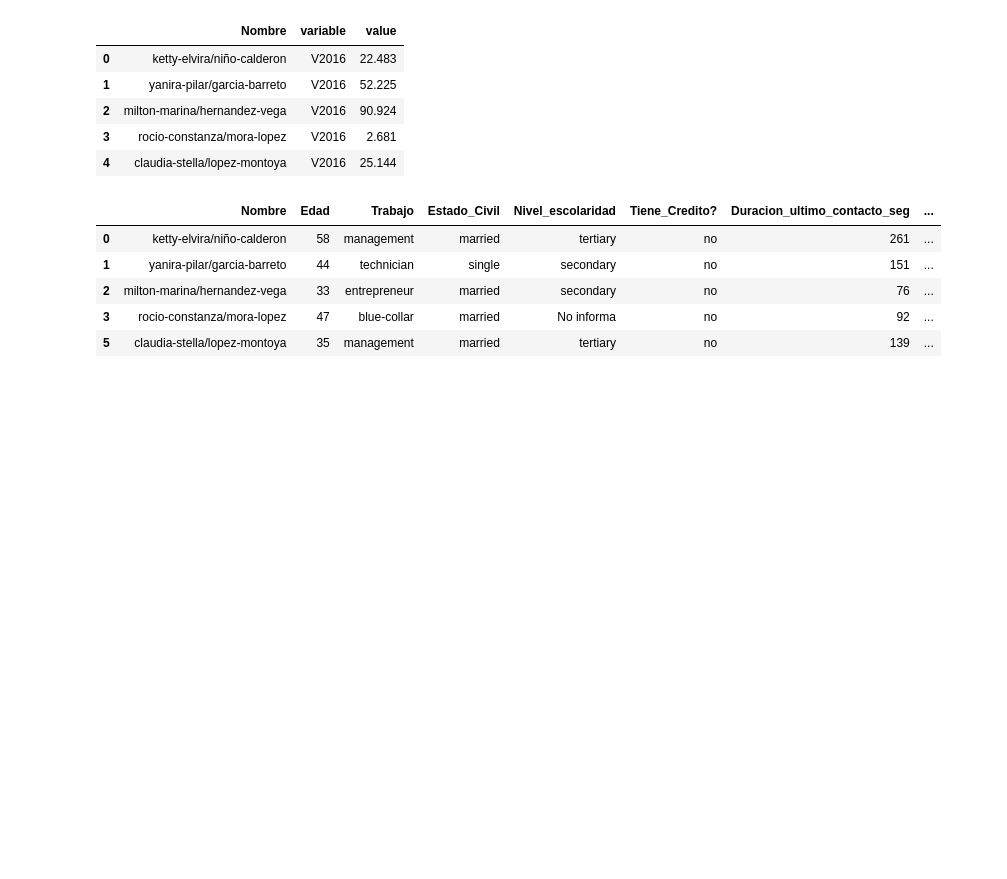
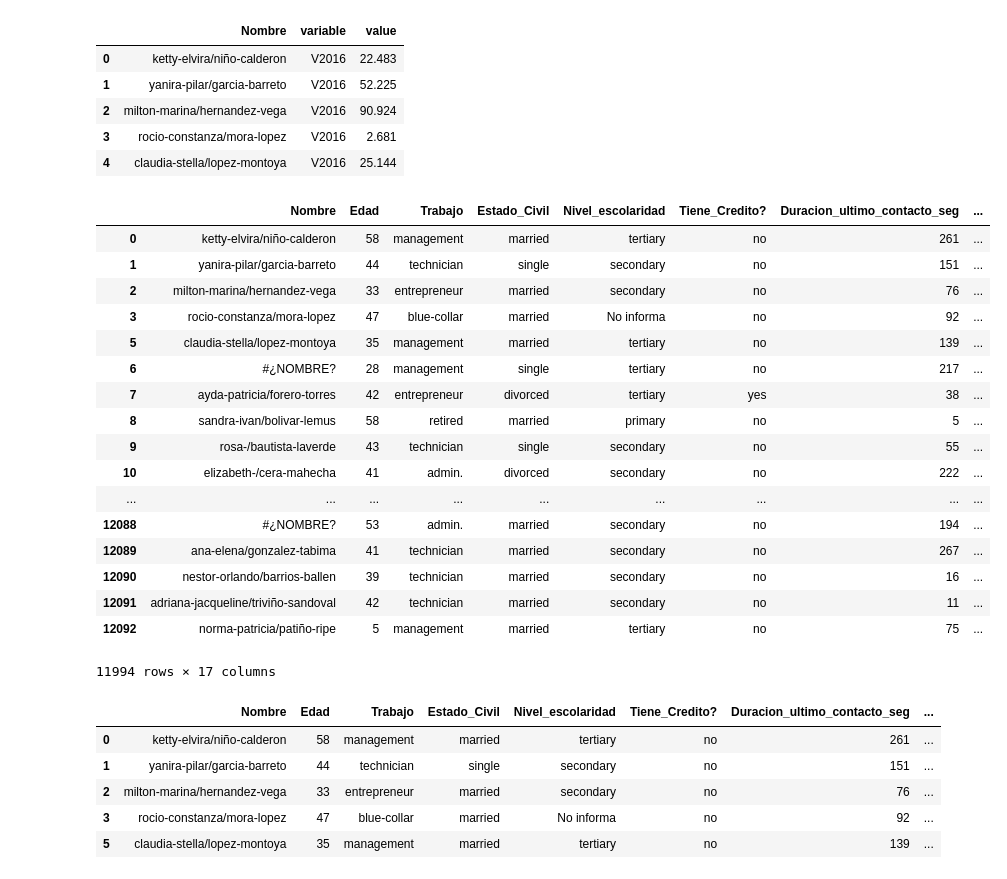
Before and after one commit to SharonCamacho/Workshop, a Jupyter notebook: Workshop.ipynb, the cells around one changed output. Cells and saved outputs as stored; diff of their text form; code cells hidden in the pictures; blank space fills up the shorter version.

```diff
--- a/Workshop.ipynb
+++ b/Workshop.ipynb
@@ -147,4 +273,28 @@ ventas.head()
 | 2 | milton-marina/hernandez-vega | V2016 | 90.924 |
 | 3 | rocio-constanza/mora-lopez | V2016 | 2.681 |
 | 4 | claudia-stella/lopez-montoya | V2016 | 25.144 |
+# %%
+#Agrego las columnas variable y valor
+data["Ventas"]= ventas['value']
+data["Años"]= ventas['variable']
+data
+# %% [output]
+|  | Nombre | Edad | Trabajo | Estado_Civil | Nivel_escolaridad | Tiene_Credito? | Duracion_ultimo_contacto_seg | ... |
+| 0 | ketty-elvira/niño-calderon | 58 | management | married | tertiary | no | 261 | ... |
+| 1 | yanira-pilar/garcia-barreto | 44 | technician | single | secondary | no | 151 | ... |
+| 2 | milton-marina/hernandez-vega | 33 | entrepreneur | married | secondary | no | 76 | ... |
+| 3 | rocio-constanza/mora-lopez | 47 | blue-collar | married | No informa | no | 92 | ... |
+| 5 | claudia-stella/lopez-montoya | 35 | management | married | tertiary | no | 139 | ... |
+| 6 | #¿NOMBRE? | 28 | management | single | tertiary | no | 217 | ... |
+| 7 | ayda-patricia/forero-torres | 42 | entrepreneur | divorced | tertiary | yes | 38 | ... |
+| 8 | sandra-ivan/bolivar-lemus | 58 | retired | married | primary | no | 5 | ... |
+| 9 | rosa-/bautista-laverde | 43 | technician | single | secondary | no | 55 | ... |
+| 10 | elizabeth-/cera-mahecha | 41 | admin. | divorced | secondary | no | 222 | ... |
+| ... | ... | ... | ... | ... | ... | ... | ... | ... |
+| 12088 | #¿NOMBRE? | 53 | admin. | married | secondary | no | 194 | ... |
+| 12089 | ana-elena/gonzalez-tabima | 41 | technician | married | secondary | no | 267 | ... |
+| 12090 | nestor-orlando/barrios-ballen | 39 | technician | married | secondary | no | 16 | ... |
+| 12091 | adriana-jacqueline/triviño-sandoval | 42 | technician | married | secondary | no | 11 | ... |
+| 12092 | norma-patricia/patiño-ripe | 5 | management | married | tertiary | no | 75 | ... |
+11994 rows × 17 columns
 # %%
```
Also changed, not shown: parts of 42 cells of this notebook.
